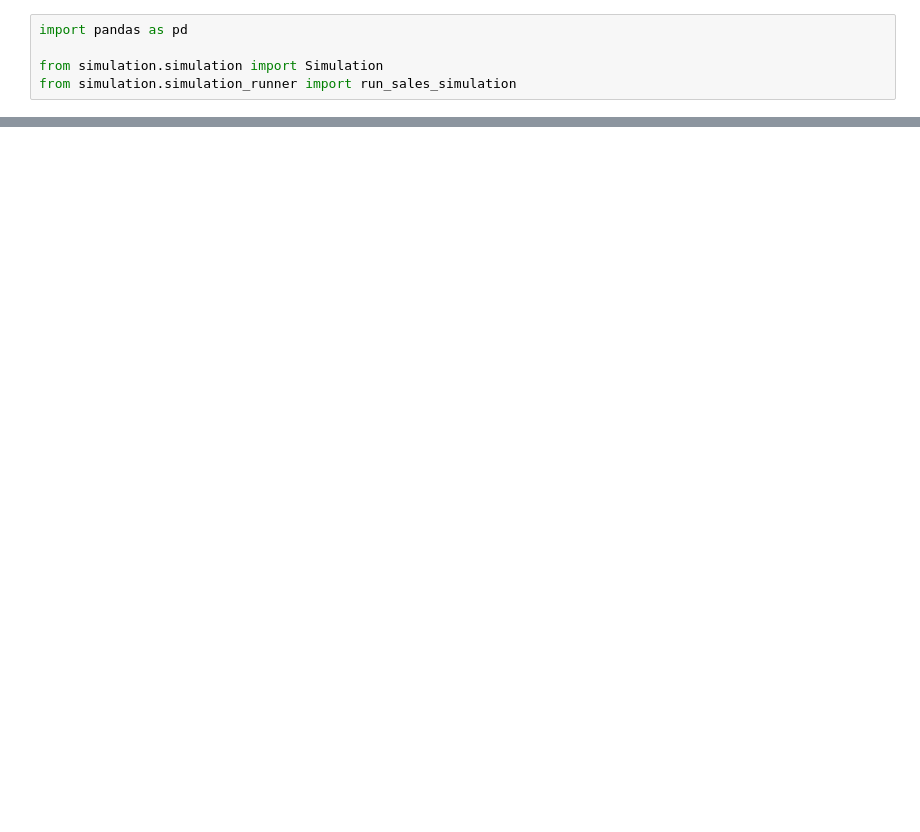
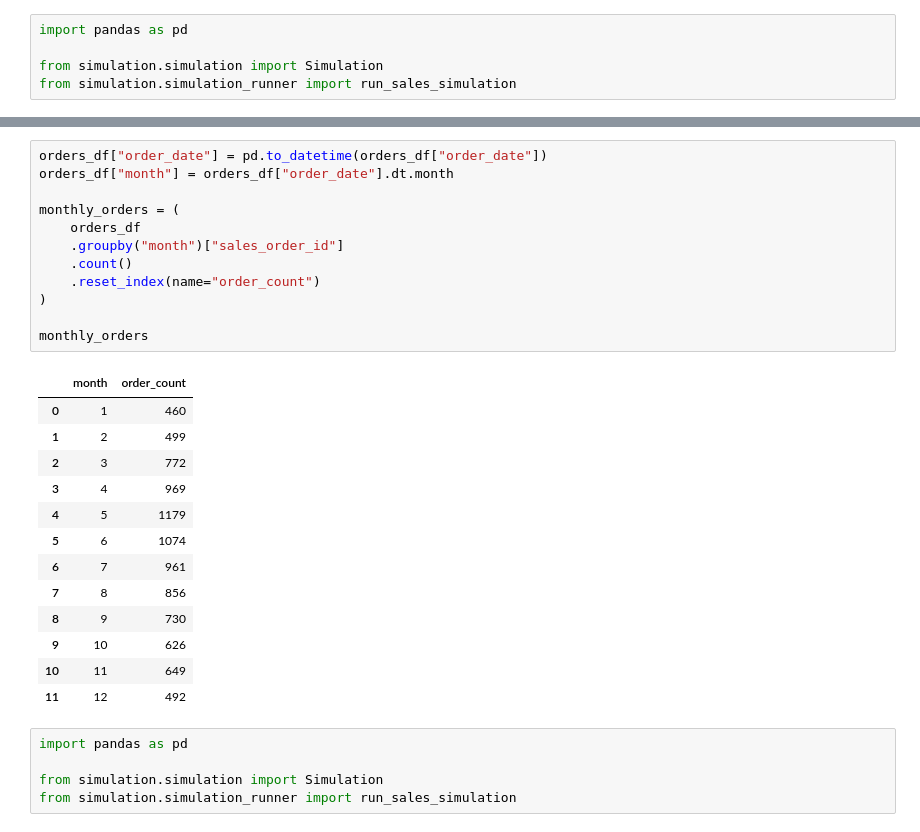
Before and after one commit to samuellettes/sonoran-cycles-supply-chain-analytics, a Jupyter notebook: notebooks/02_simulation.ipynb, the cells around one changed output, grey strips where cells are left out. Cells and saved outputs as stored; diff of their text form; blank space fills up the shorter version.

```diff
--- a/notebooks/02_simulation.ipynb
+++ b/notebooks/02_simulation.ipynb
@@ -201,0 +266,31 @@ print("Sales order lines:", len(sim.sales_order_lines))
+# %%
+orders_df["order_date"] = pd.to_datetime(orders_df["order_date"])
+orders_df["month"] = orders_df["order_date"].dt.month
+
+monthly_orders = (
+    orders_df
+    .groupby("month")["sales_order_id"]
+    .count()
+    .reset_index(name="order_count")
+)
+
+monthly_orders
+# %% [output]
+|  | month | order_count |
+| 0 | 1 | 460 |
+| 1 | 2 | 499 |
+| 2 | 3 | 772 |
+| 3 | 4 | 969 |
+| 4 | 5 | 1179 |
+| 5 | 6 | 1074 |
+| 6 | 7 | 961 |
+| 7 | 8 | 856 |
+| 8 | 9 | 730 |
+| 9 | 10 | 626 |
+| 10 | 11 | 649 |
+| 11 | 12 | 492 |
+# %%
+import pandas as pd
+
+from simulation.simulation import Simulation
+from simulation.simulation_runner import run_sales_simulation
```
Also changed, not shown: parts of 35 cells of this notebook, 8 other files.
